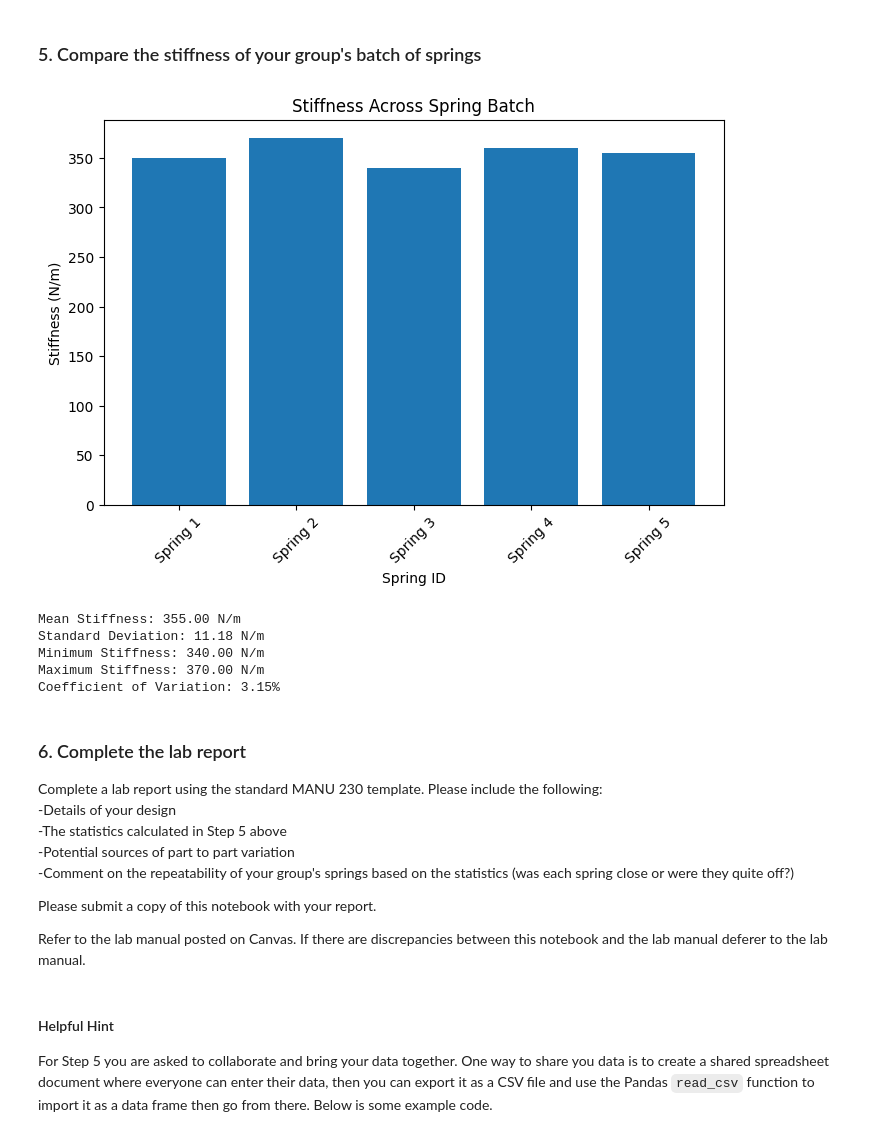
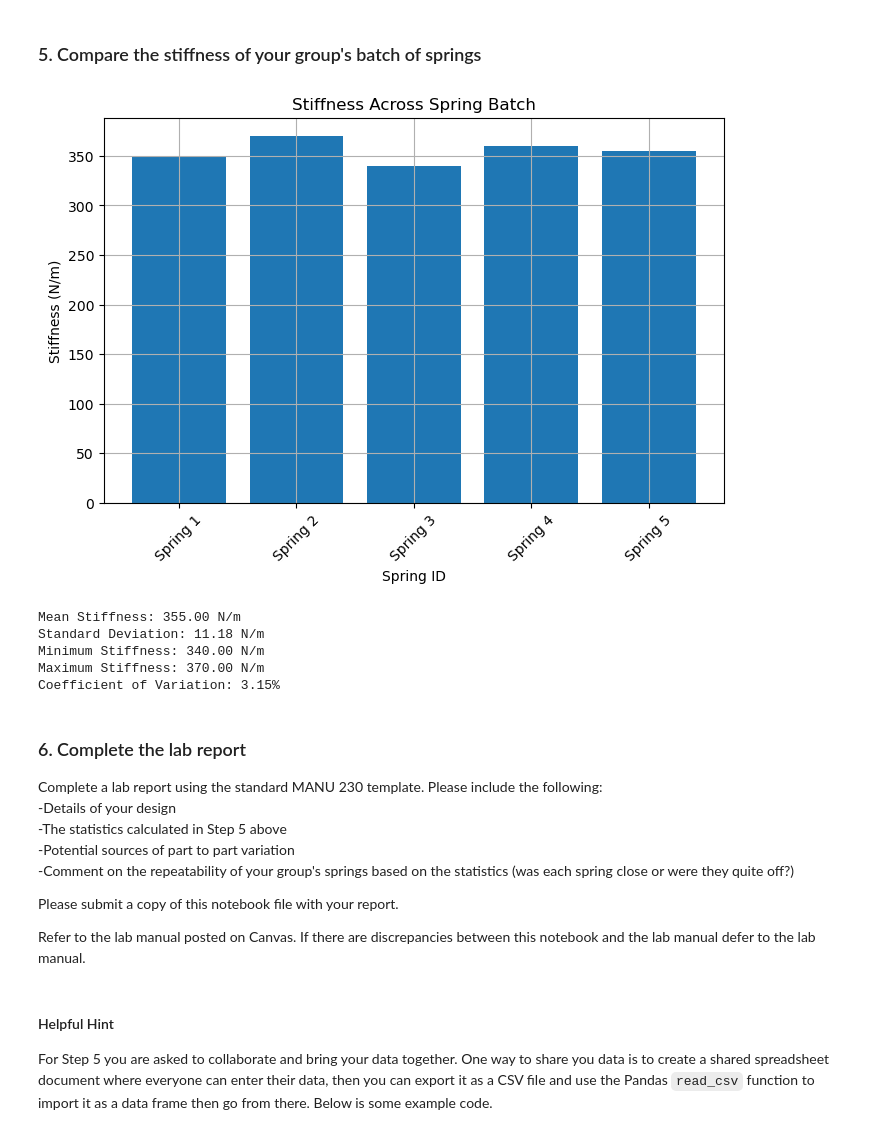
Before and after one commit to manu-ubc/manu230, a Jupyter notebook: _sources/spring-winding/SpringWinding_notebook.ipynb, the cells around one changed output. Saved outputs shown, nothing was run; the diff lists cells and outputs as text; code cells hidden in the pictures.

```diff
--- a/_sources/spring-winding/SpringWinding_notebook.ipynb
+++ b/_sources/spring-winding/SpringWinding_notebook.ipynb
@@ -205,34 +204,35 @@ data = {
     "Spring_ID": ["Spring 1", "Spring 2", "Spring 3", "Spring 4", "Spring 5"], # Spring names
     "Stiffness_k": [350, 370, 340, 360, 355]  # Stiffness in N/m
 }
 
 # Put that data into a Pandas data frame
 df_k = pd.DataFrame(data)
 
 # Create a bar chart of stiffnesses
 plt.figure(figsize=(8,5))
 plt.bar(x = "Spring_ID", height = "Stiffness_k", data = df_k)
 plt.xlabel("Spring ID")
 plt.ylabel("Stiffness (N/m)")
 plt.title("Stiffness Across Spring Batch")
 plt.xticks(rotation=45)
+plt.grid(True)
 plt.show()
 
 # Compute statistics
 mean_k = df_k["Stiffness_k"].mean()
 std_k = df_k["Stiffness_k"].std()
 min_k = df_k["Stiffness_k"].min()
 max_k = df_k["Stiffness_k"].max()
 cv_k = std_k / mean_k  # Coefficient of Variation (CV)
 
 # Print results
 print(f"Mean Stiffness: {mean_k:.2f} N/m")
 print(f"Standard Deviation: {std_k:.2f} N/m")
 print(f"Minimum Stiffness: {min_k:.2f} N/m")
 print(f"Maximum Stiffness: {max_k:.2f} N/m")
 print(f"Coefficient of Variation: {cv_k:.2%}")
 # %% [output]
-[figure, old version]
+[figure, new version]
 Mean Stiffness: 355.00 N/m
 Standard Deviation: 11.18 N/m
 Minimum Stiffness: 340.00 N/m
@@ -247,9 +247,9 @@ Complete a lab report using the standard MANU 230 template. Please include the f
 -Potential sources of part to part variation<br>
 -Comment on the repeatability of your group's springs based on the statistics (was each spring close or were they quite off?) <br>
 
-Please submit a copy of this notebook with your report.
+Please submit a copy of this notebook file with your report.
 
-Refer to the lab manual posted on Canvas. If there are discrepancies between this notebook and the lab manual deferer to the lab manual.
+Refer to the lab manual posted on Canvas. If there are discrepancies between this notebook and the lab manual defer to the lab manual.
 # %% [markdown]
 #### Helpful Hint
 
```
Also changed, not shown: parts of 7 cells of this notebook, 41 other files.
